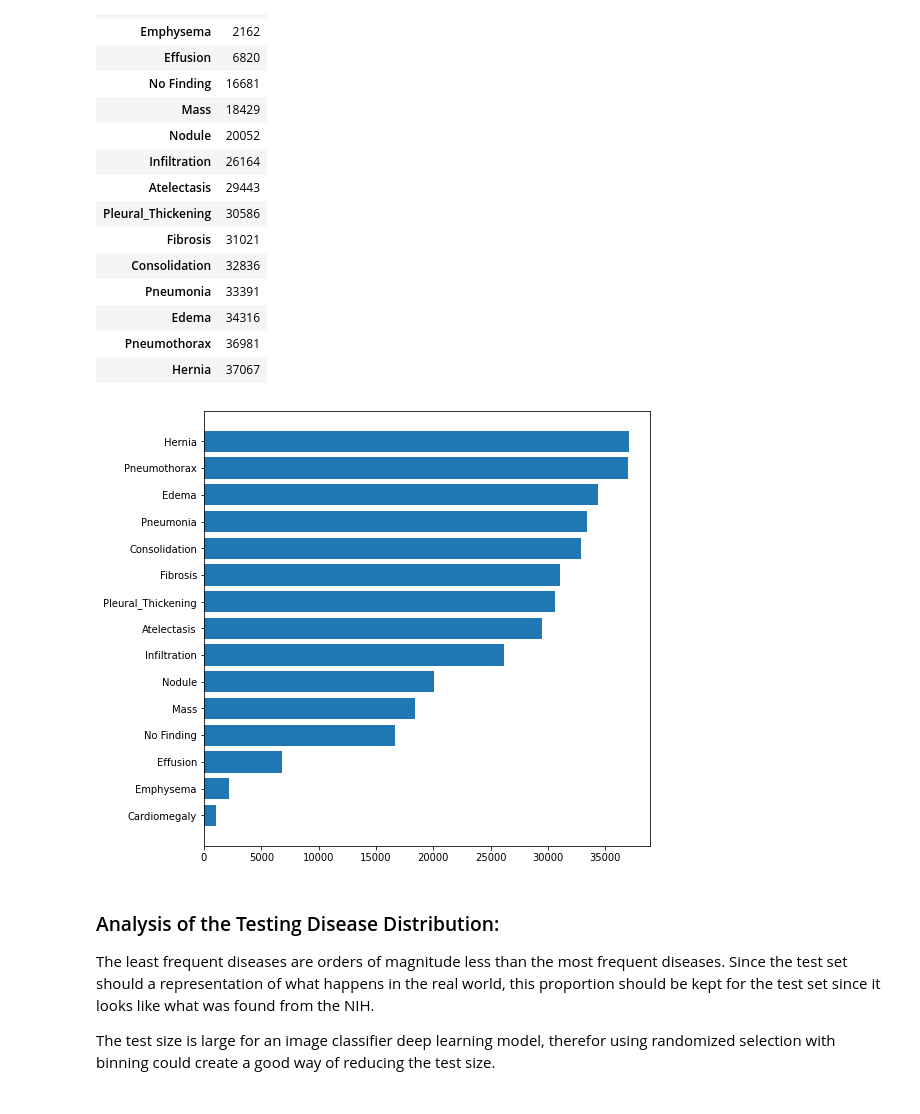
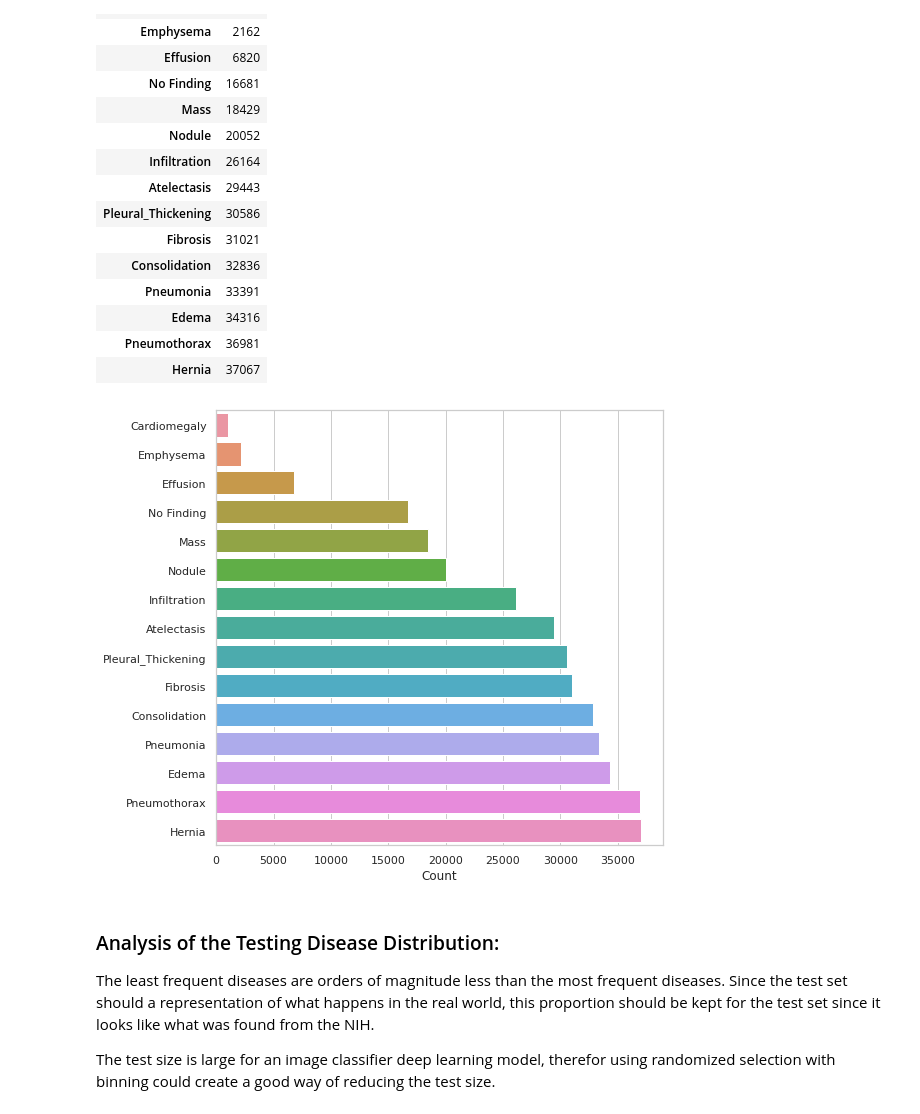
Before and after one commit to dagartga/Chest_X-Ray_Pneumonia_Classifier, a Jupyter notebook: nih-x-ray-classification.ipynb, the cells around one changed output. Saved outputs shown, nothing was run; the diff lists cells and outputs as text; code cells hidden in the pictures.

```diff
--- a/nih-x-ray-classification.ipynb
+++ b/nih-x-ray-classification.ipynb
@@ -387,13 +374,12 @@ test_disease_df.sort_values(by=['Count'], ascending=True)
 | Edema | 34316 |
 | Pneumothorax | 36981 |
 | Hernia | 37067 |
-# %%
-# view the disease distributions
-plt.figure(figsize=(8, 8))
-plt.barh(test_disease_df.index, test_disease_df['Count'])
-plt.show()
-# %% [output]
-[figure, removed]
+# %%
+# Plot the distribution of diseases
+sns.set_theme(style='whitegrid')
+ax = sns.barplot(x=test_disease_df['Count'], y=test_disease_df.index)
+# %% [output]
+[figure, added]
 # %% [markdown]
 ### Analysis of the Testing Disease Distribution:
 The least frequent diseases are orders of magnitude less than the most frequent diseases. Since the test set should a representation of what happens in the real world, this proportion should be kept for the test set since it looks like what was found from the NIH.
```
Also changed, not shown: parts of 31 cells of this notebook.
